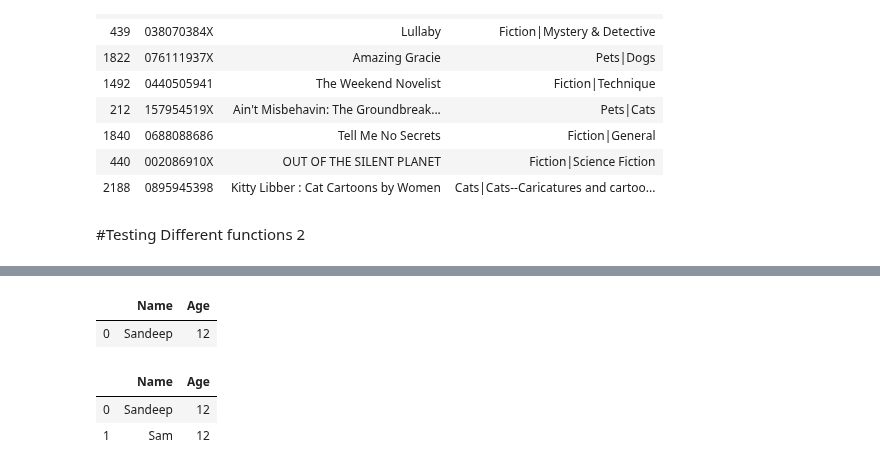
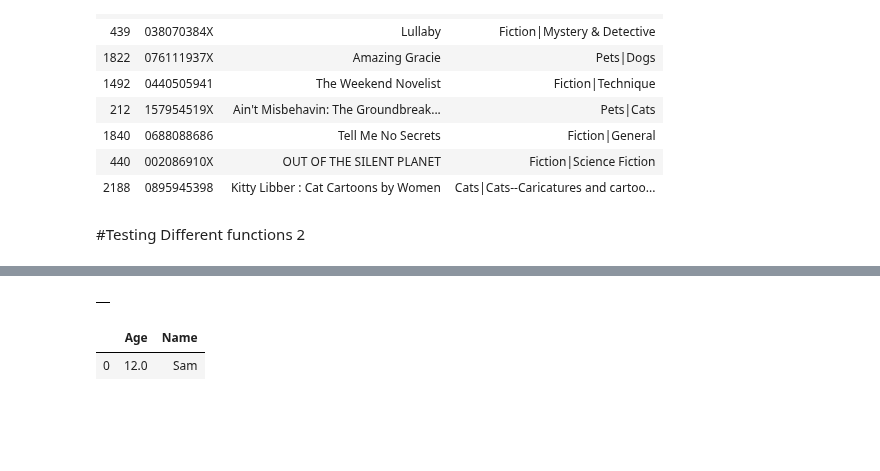
Before and after one commit to Pager07/Book-Recommendation, a Jupyter notebook: flaskblog/SVDHomeWork.ipynb, the cells around one changed output, grey strips where cells are left out. Drawn from its saved outputs; the diff is of its cells as text; code cells hidden in the pictures; blank space fills up the shorter version.

```diff
--- a/flaskblog/SVDHomeWork.ipynb
+++ b/flaskblog/SVDHomeWork.ipynb
@@ -353,15 +445,15 @@ books_df
 # %%
 data = {'Name':'Sandeep' , 'Age': 12}
 test_df = pd.DataFrame(data, index=[0])
+# %%
+test_df = pd.DataFrame()
 # %%
-test_df
+test_df.head()
 # %% [output]
-|  | Name | Age |
-| 0 | Sandeep | 12 |
+|  |
 # %%
 datax = {'Name':'Sam' , 'Age': 12}
 test_df.append(datax , ignore_index=True)
 # %% [output]
-|  | Name | Age |
-| 0 | Sandeep | 12 |
-| 1 | Sam | 12 |
+|  | Age | Name |
+| 0 | 12.0 | Sam |
```
Also changed, not shown: parts of 15 cells of this notebook, 4 other files.
